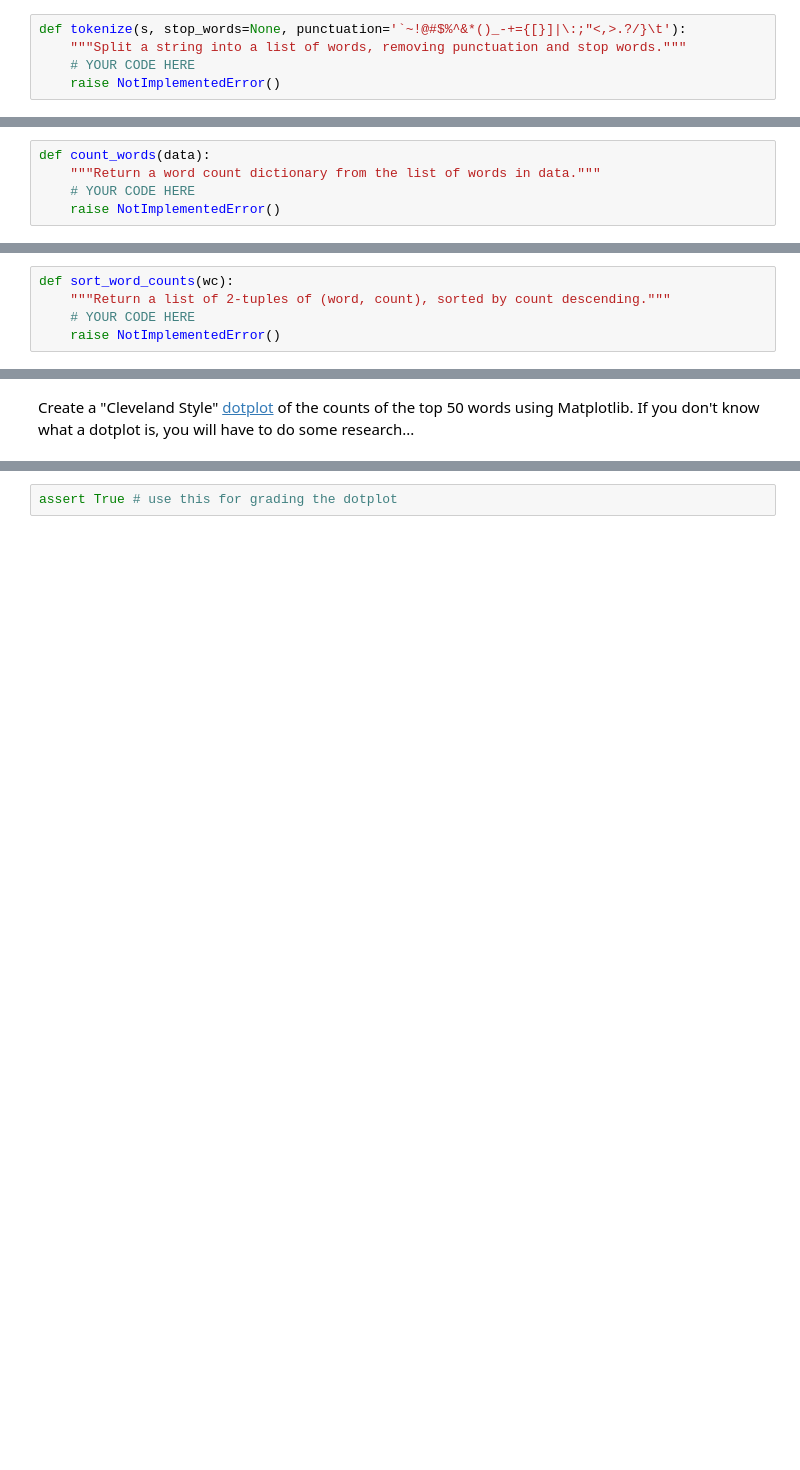
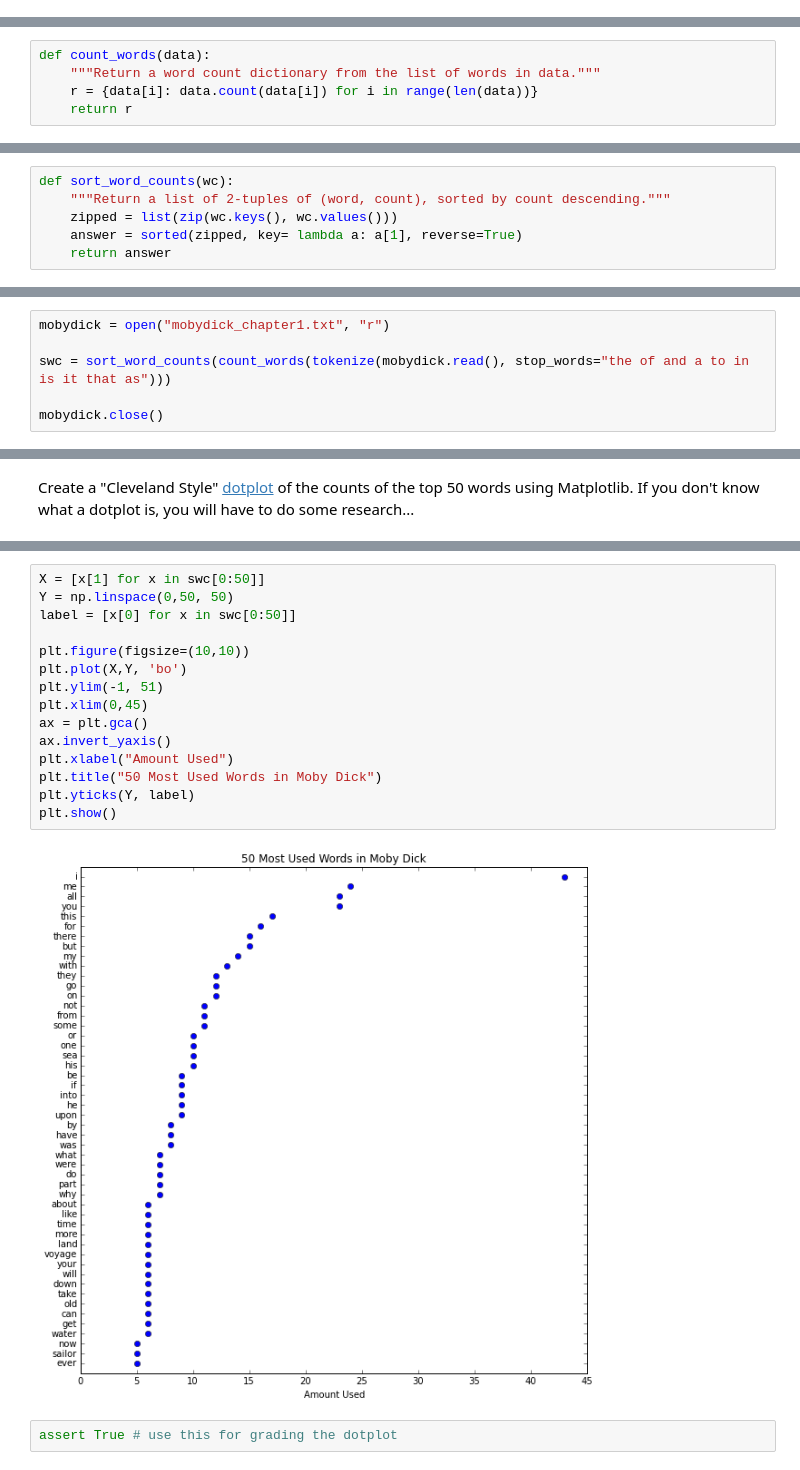
Before and after one commit to nproctor/phys202-2015-work, a Jupyter notebook: assignments/assignment07/AlgorithmsEx01.ipynb, the cells around one changed output, grey strips where cells are left out. Drawn from its saved outputs; the diff is of its cells as text; blank space fills up the shorter version.

```diff
--- a/assignments/assignment07/AlgorithmsEx01.ipynb
+++ b/assignments/assignment07/AlgorithmsEx01.ipynb
@@ -18,8 +18,3 @@ Write a function `tokenize` that takes a string of English text returns a list o
 * If `stop_words` is a space delimeted string of words, split them and remove them.
 * Remove any remaining empty words.
 * Make all words lowercase.
-# %%
-def tokenize(s, stop_words=None, punctuation='`~!@#$%^&*()_-+={[}]|\:;"<,>.?/}\t'):
-    """Split a string into a list of words, removing punctuation and stop words."""
-    # YOUR CODE HERE
-    raise NotImplementedError()
@@ -42,5 +80,5 @@ Write a function `count_words` that takes a list of words and returns a dictiona
 # %%
 def count_words(data):
     """Return a word count dictionary from the list of words in data."""
-    # YOUR CODE HERE
-    raise NotImplementedError()
+    r = {data[i]: data.count(data[i]) for i in range(len(data))}
+    return r
@@ -57,5 +99,6 @@ Write a function `sort_word_counts` that return a list of sorted word counts:
 # %%
 def sort_word_counts(wc):
     """Return a list of 2-tuples of (word, count), sorted by count descending."""
-    # YOUR CODE HERE
-    raise NotImplementedError()
+    zipped = list(zip(wc.keys(), wc.values()))
+    answer = sorted(zipped, key= lambda a: a[1], reverse=True)
+    return answer
@@ -73,0 +118,6 @@ raise NotImplementedError()
+# %%
+mobydick = open("mobydick_chapter1.txt", "r")
+
+swc = sort_word_counts(count_words(tokenize(mobydick.read(), stop_words="the of and a to in is it that as")))
+
+mobydick.close()
@@ -82,2 +133,19 @@ raise NotImplementedError()
+# %%
+X = [x[1] for x in swc[0:50]]
+Y = np.linspace(0,50, 50)
+label = [x[0] for x in swc[0:50]]
+
+plt.figure(figsize=(10,10))
+plt.plot(X,Y, 'bo')
+plt.ylim(-1, 51)
+plt.xlim(0,45)
+ax = plt.gca()
+ax.invert_yaxis()
+plt.xlabel("Amount Used")
+plt.title("50 Most Used Words in Moby Dick")
+plt.yticks(Y, label)
+plt.show()
+# %% [output]
+[figure, added]
 # %%
 assert True # use this for grading the dotplot
```
Also changed, not shown: parts of 8 cells of this notebook, 3 other files.
